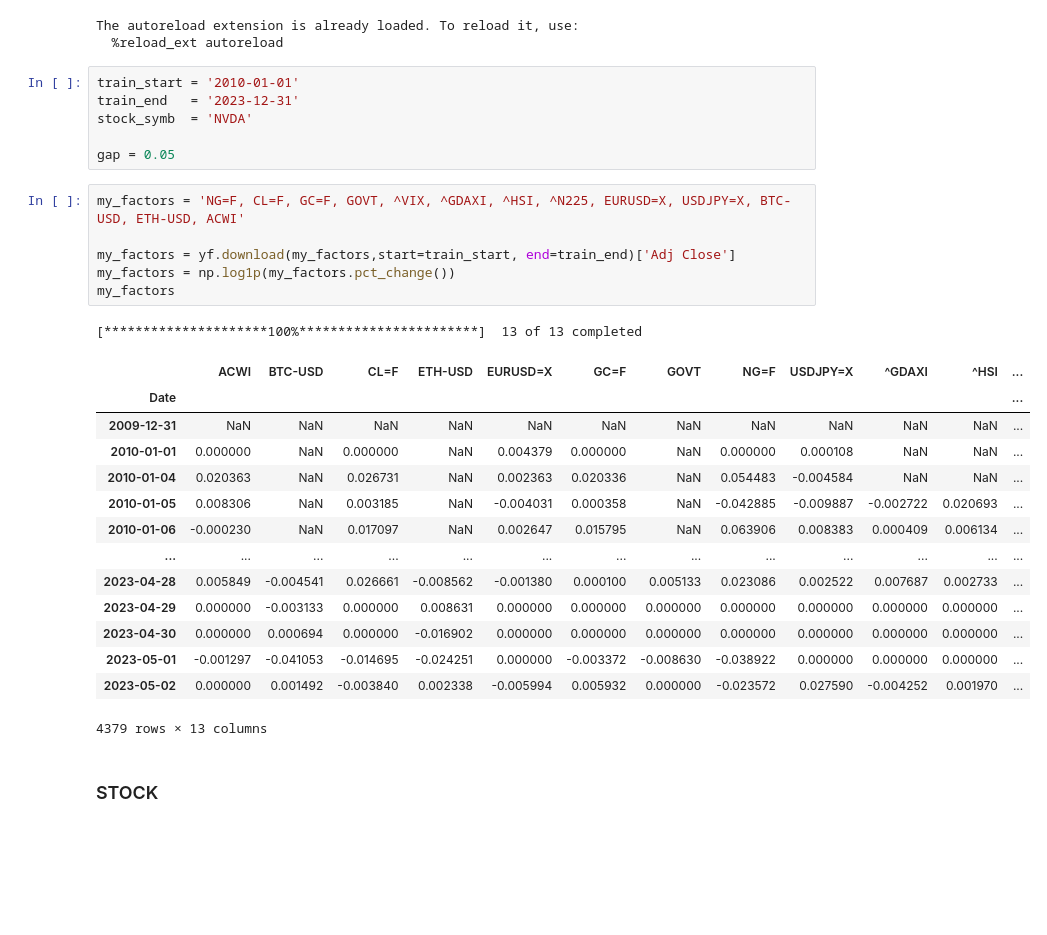
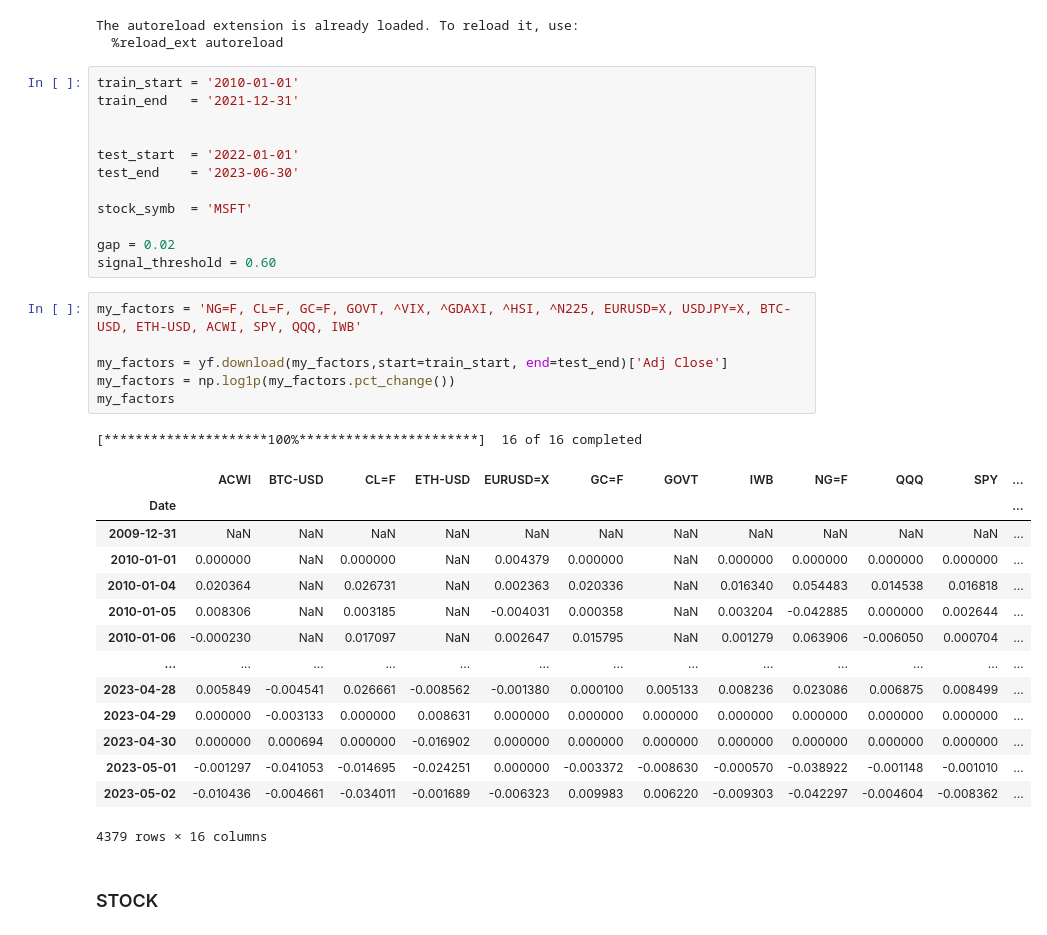
Before and after one commit to lbsm2017/ml_stocks_direction, a Jupyter notebook: logistic_btc_drops.ipynb, the cells around one changed output. Saved outputs shown, nothing was run; the diff lists cells and outputs as text; blank space fills up the shorter version.

```diff
--- a/logistic_btc_drops.ipynb
+++ b/logistic_btc_drops.ipynb
@@ -45,32 +49,38 @@ The autoreload extension is already loaded. To reload it, use:
   %reload_ext autoreload
 # %%
 train_start = '2010-01-01'
-train_end   = '2023-12-31'
-stock_symb  = 'NVDA'
+train_end   = '2021-12-31'
 
-gap = 0.05
+
+test_start  = '2022-01-01'
+test_end    = '2023-06-30'
+
+stock_symb  = 'MSFT'
+
+gap = 0.02
+signal_threshold = 0.60
 # %%
-my_factors = 'NG=F, CL=F, GC=F, GOVT, ^VIX, ^GDAXI, ^HSI, ^N225, EURUSD=X, USDJPY=X, BTC-USD, ETH-USD, ACWI'
+my_factors = 'NG=F, CL=F, GC=F, GOVT, ^VIX, ^GDAXI, ^HSI, ^N225, EURUSD=X, USDJPY=X, BTC-USD, ETH-USD, ACWI, SPY, QQQ, IWB'
 
-my_factors = yf.download(my_factors,start=train_start, end=train_end)['Adj Close']
+my_factors = yf.download(my_factors,start=train_start, end=test_end)['Adj Close']
 my_factors = np.log1p(my_factors.pct_change())
 my_factors
 # %% [output]
-[*********************100%***********************]  13 of 13 completed
+[*********************100%***********************]  16 of 16 completed
-|  | ACWI | BTC-USD | CL=F | ETH-USD | EURUSD=X | GC=F | GOVT | NG=F | USDJPY=X | ^GDAXI | ^HSI | ... |
+|  | ACWI | BTC-USD | CL=F | ETH-USD | EURUSD=X | GC=F | GOVT | IWB | NG=F | QQQ | SPY | ... |
 | Date |  |  |  |  |  |  |  |  |  |  |  | ... |
 | 2009-12-31 | NaN | NaN | NaN | NaN | NaN | NaN | NaN | NaN | NaN | NaN | NaN | ... |
-| 2010-01-01 | 0.000000 | NaN | 0.000000 | NaN | 0.004379 | 0.000000 | NaN | 0.000000 | 0.000108 | NaN | NaN | ... |
-| 2010-01-04 | 0.020363 | NaN | 0.026731 | NaN | 0.002363 | 0.020336 | NaN | 0.054483 | -0.004584 | NaN | NaN | ... |
-| 2010-01-05 | 0.008306 | NaN | 0.003185 | NaN | -0.004031 | 0.000358 | NaN | -0.042885 | -0.009887 | -0.002722 | 0.020693 | ... |
-| 2010-01-06 | -0.000230 | NaN | 0.017097 | NaN | 0.002647 | 0.015795 | NaN | 0.063906 | 0.008383 | 0.000409 | 0.006134 | ... |
+| 2010-01-01 | 0.000000 | NaN | 0.000000 | NaN | 0.004379 | 0.000000 | NaN | 0.000000 | 0.000000 | 0.000000 | 0.000000 | ... |
+| 2010-01-04 | 0.020364 | NaN | 0.026731 | NaN | 0.002363 | 0.020336 | NaN | 0.016340 | 0.054483 | 0.014538 | 0.016818 | ... |
+| 2010-01-05 | 0.008306 | NaN | 0.003185 | NaN | -0.004031 | 0.000358 | NaN | 0.003204 | -0.042885 | 0.000000 | 0.002644 | ... |
+| 2010-01-06 | -0.000230 | NaN | 0.017097 | NaN | 0.002647 | 0.015795 | NaN | 0.001279 | 0.063906 | -0.006050 | 0.000704 | ... |
 | ... | ... | ... | ... | ... | ... | ... | ... | ... | ... | ... | ... | ... |
-| 2023-04-28 | 0.005849 | -0.004541 | 0.026661 | -0.008562 | -0.001380 | 0.000100 | 0.005133 | 0.023086 | 0.002522 | 0.007687 | 0.002733 | ... |
+| 2023-04-28 | 0.005849 | -0.004541 | 0.026661 | -0.008562 | -0.001380 | 0.000100 | 0.005133 | 0.008236 | 0.023086 | 0.006875 | 0.008499 | ... |
 | 2023-04-29 | 0.000000 | -0.003133 | 0.000000 | 0.008631 | 0.000000 | 0.000000 | 0.000000 | 0.000000 | 0.000000 | 0.000000 | 0.000000 | ... |
 | 2023-04-30 | 0.000000 | 0.000694 | 0.000000 | -0.016902 | 0.000000 | 0.000000 | 0.000000 | 0.000000 | 0.000000 | 0.000000 | 0.000000 | ... |
-| 2023-05-01 | -0.001297 | -0.041053 | -0.014695 | -0.024251 | 0.000000 | -0.003372 | -0.008630 | -0.038922 | 0.000000 | 0.000000 | 0.000000 | ... |
-| 2023-05-02 | 0.000000 | 0.001492 | -0.003840 | 0.002338 | -0.005994 | 0.005932 | 0.000000 | -0.023572 | 0.027590 | -0.004252 | 0.001970 | ... |
+| 2023-05-01 | -0.001297 | -0.041053 | -0.014695 | -0.024251 | 0.000000 | -0.003372 | -0.008630 | -0.000570 | -0.038922 | -0.001148 | -0.001010 | ... |
+| 2023-05-02 | -0.010436 | -0.004661 | -0.034011 | -0.001689 | -0.006323 | 0.009983 | 0.006220 | -0.009303 | -0.042297 | -0.004604 | -0.008362 | ... |
-4379 rows × 13 columns
+4379 rows × 16 columns
 # %% [markdown]
 ### STOCK
 # %%
```
Also changed, not shown: parts of 17 cells of this notebook.
